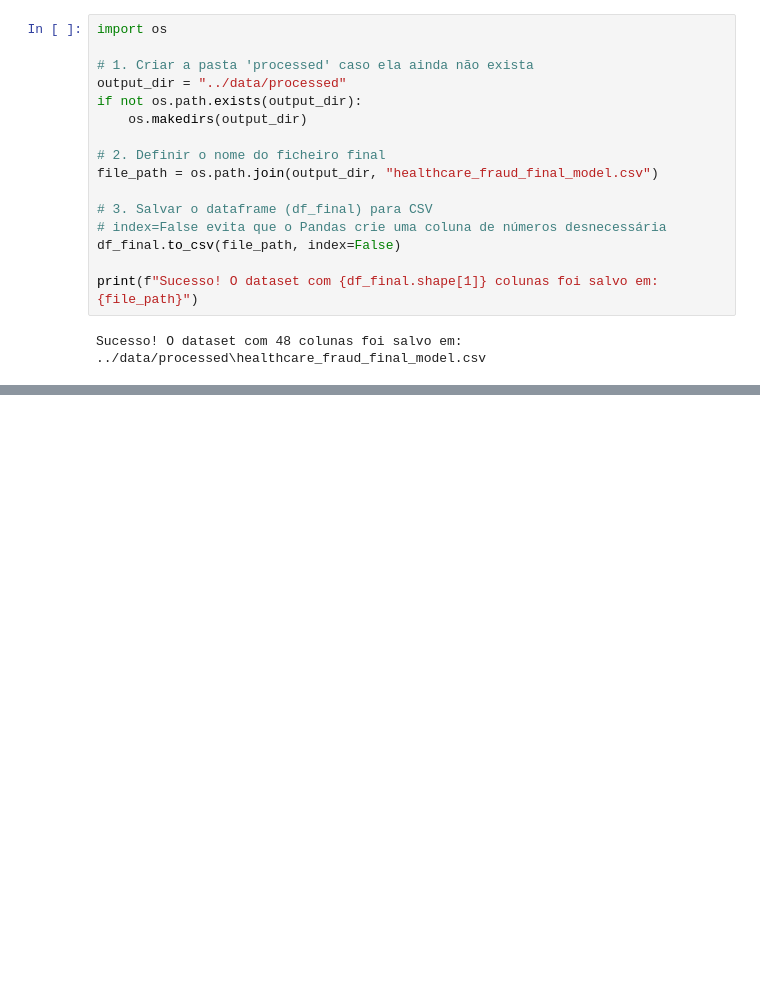
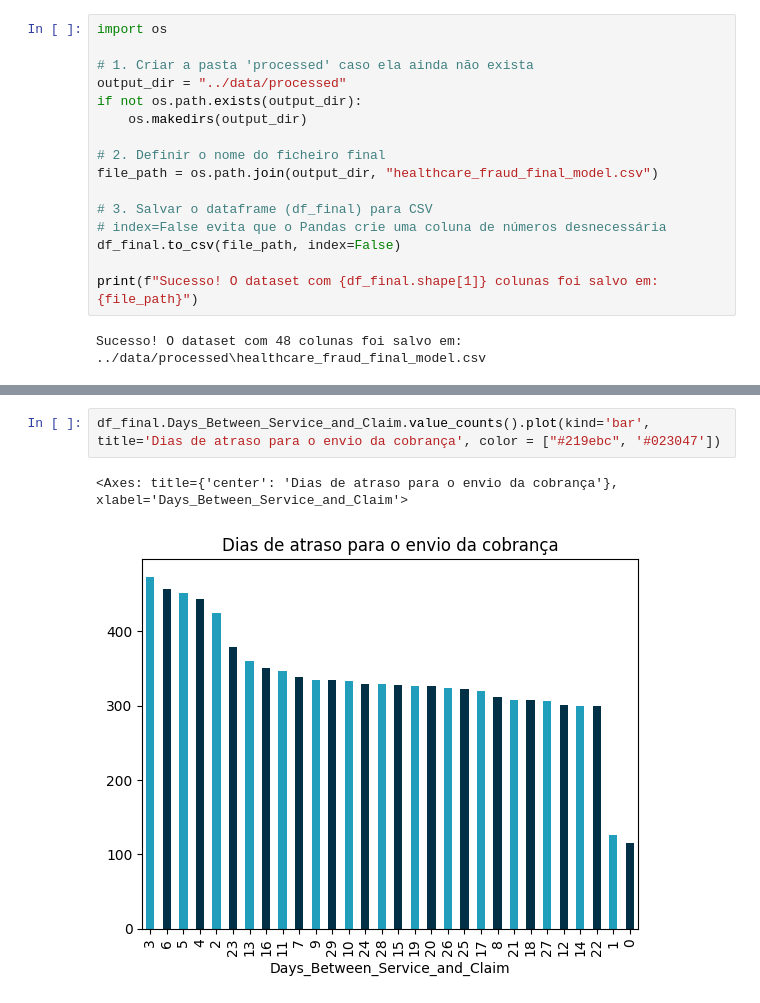
Before and after one commit to ThiagoDamasz/projeto-fraude-saude, a Jupyter notebook: notebooks/01_exploracao_inicial.ipynb, the cells around one changed output, grey strips where cells are left out. Saved outputs shown, nothing was run; the diff lists cells and outputs as text; blank space fills up the shorter version.

Commit message:
EDA finalizado

```diff
--- a/notebooks/01_exploracao_inicial.ipynb
+++ b/notebooks/01_exploracao_inicial.ipynb
@@ -289,0 +329,5 @@ Sucesso! O dataset com 48 colunas foi salvo em: ../data/processed\healthcare_fra
+# %%
+df_final.Days_Between_Service_and_Claim.value_counts().plot(kind='bar', title='Dias de atraso para o envio da cobrança', color = ["#219ebc", '#023047'])
+# %% [output]
+<Axes: title={'center': 'Dias de atraso para o envio da cobrança'}, xlabel='Days_Between_Service_and_Claim'>
+[figure, added]
```
Also changed, not shown: parts of 16 cells of this notebook.
